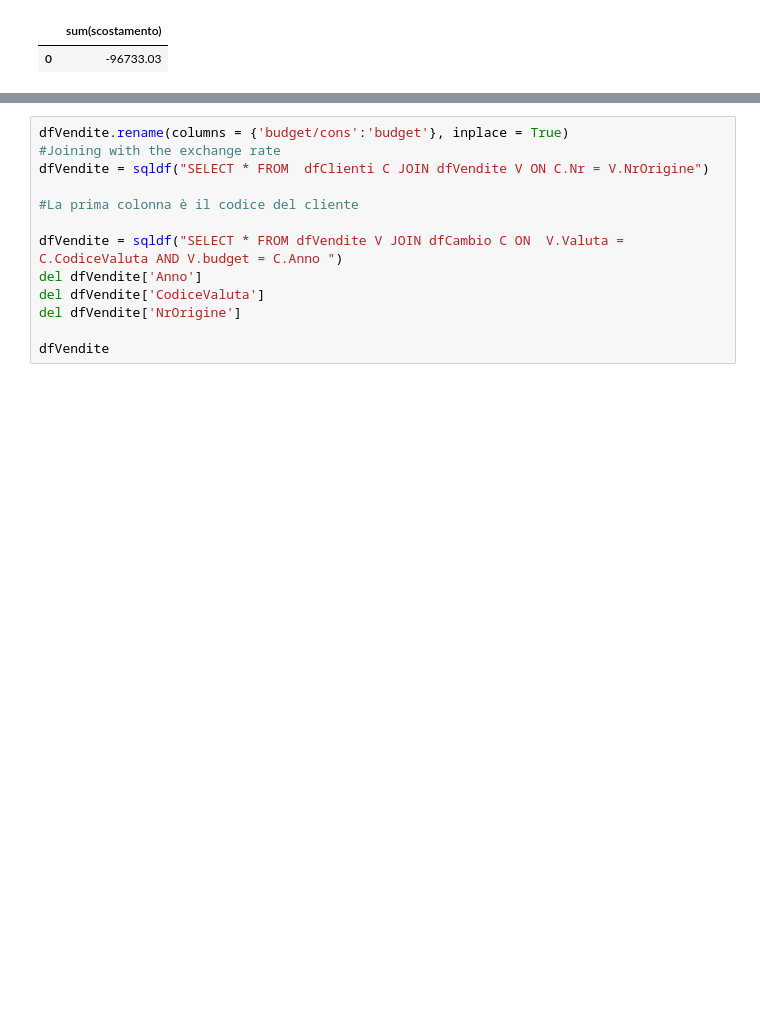
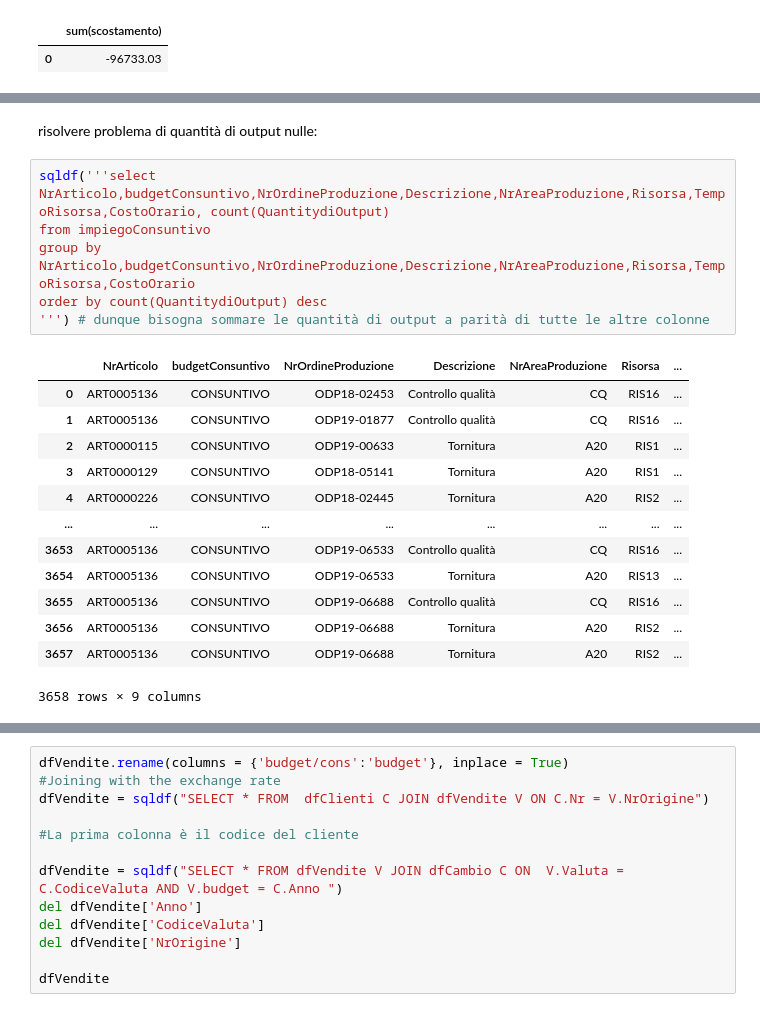
Before and after one commit to VinciGit00/SCGProject, a Jupyter notebook: Datasets/DataElaboration/Granularity.ipynb, the cells around one changed output, grey strips where cells are left out. Cells and saved outputs as stored; diff of their text form; blank space fills up the shorter version.

```diff
--- a/Datasets/DataElaboration/Granularity.ipynb
+++ b/Datasets/DataElaboration/Granularity.ipynb
@@ -572,0 +611,22 @@ tempImpiego+tempPrezzo # scostamento totale remains consistent!!! :)
+# %% [markdown]
+risolvere problema di quantità di output nulle:
+# %%
+sqldf('''select NrArticolo,budgetConsuntivo,NrOrdineProduzione,Descrizione,NrAreaProduzione,Risorsa,TempoRisorsa,CostoOrario, count(QuantitydiOutput)
+from impiegoConsuntivo
+group by NrArticolo,budgetConsuntivo,NrOrdineProduzione,Descrizione,NrAreaProduzione,Risorsa,TempoRisorsa,CostoOrario
+order by count(QuantitydiOutput) desc
+''') # dunque bisogna sommare le quantità di output a parità di tutte le altre colonne
+# %% [output]
+|  | NrArticolo | budgetConsuntivo | NrOrdineProduzione | Descrizione | NrAreaProduzione | Risorsa | ... |
+| 0 | ART0005136 | CONSUNTIVO | ODP18-02453 | Controllo qualità | CQ | RIS16 | ... |
+| 1 | ART0005136 | CONSUNTIVO | ODP19-01877 | Controllo qualità | CQ | RIS16 | ... |
+| 2 | ART0000115 | CONSUNTIVO | ODP19-00633 | Tornitura | A20 | RIS1 | ... |
+| 3 | ART0000129 | CONSUNTIVO | ODP18-05141 | Tornitura | A20 | RIS1 | ... |
+| 4 | ART0000226 | CONSUNTIVO | ODP18-02445 | Tornitura | A20 | RIS2 | ... |
+| ... | ... | ... | ... | ... | ... | ... | ... |
+| 3653 | ART0005136 | CONSUNTIVO | ODP19-06533 | Controllo qualità | CQ | RIS16 | ... |
+| 3654 | ART0005136 | CONSUNTIVO | ODP19-06533 | Tornitura | A20 | RIS13 | ... |
+| 3655 | ART0005136 | CONSUNTIVO | ODP19-06688 | Controllo qualità | CQ | RIS16 | ... |
+| 3656 | ART0005136 | CONSUNTIVO | ODP19-06688 | Tornitura | A20 | RIS2 | ... |
+| 3657 | ART0005136 | CONSUNTIVO | ODP19-06688 | Tornitura | A20 | RIS2 | ... |
+3658 rows × 9 columns
```
Also changed, not shown: parts of 23 cells of this notebook, 1 other file.
